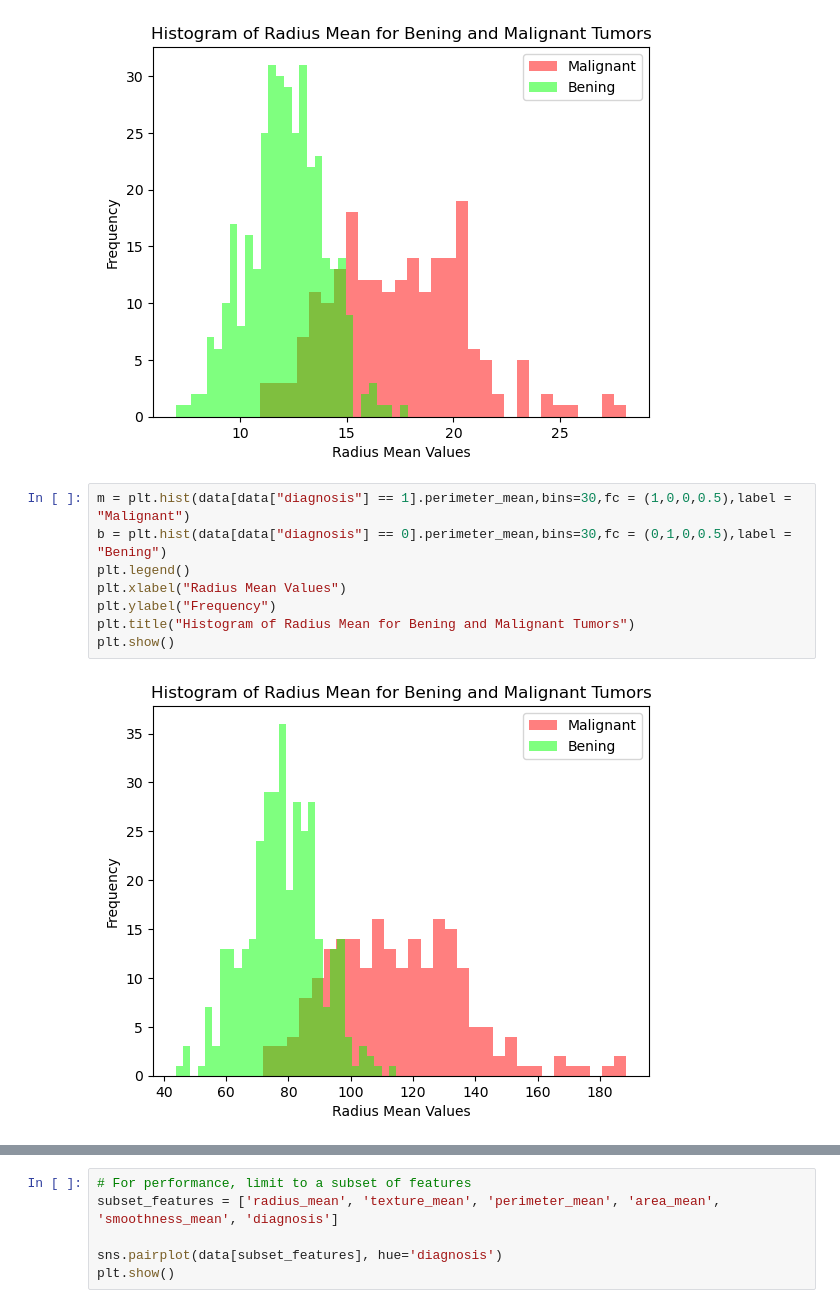
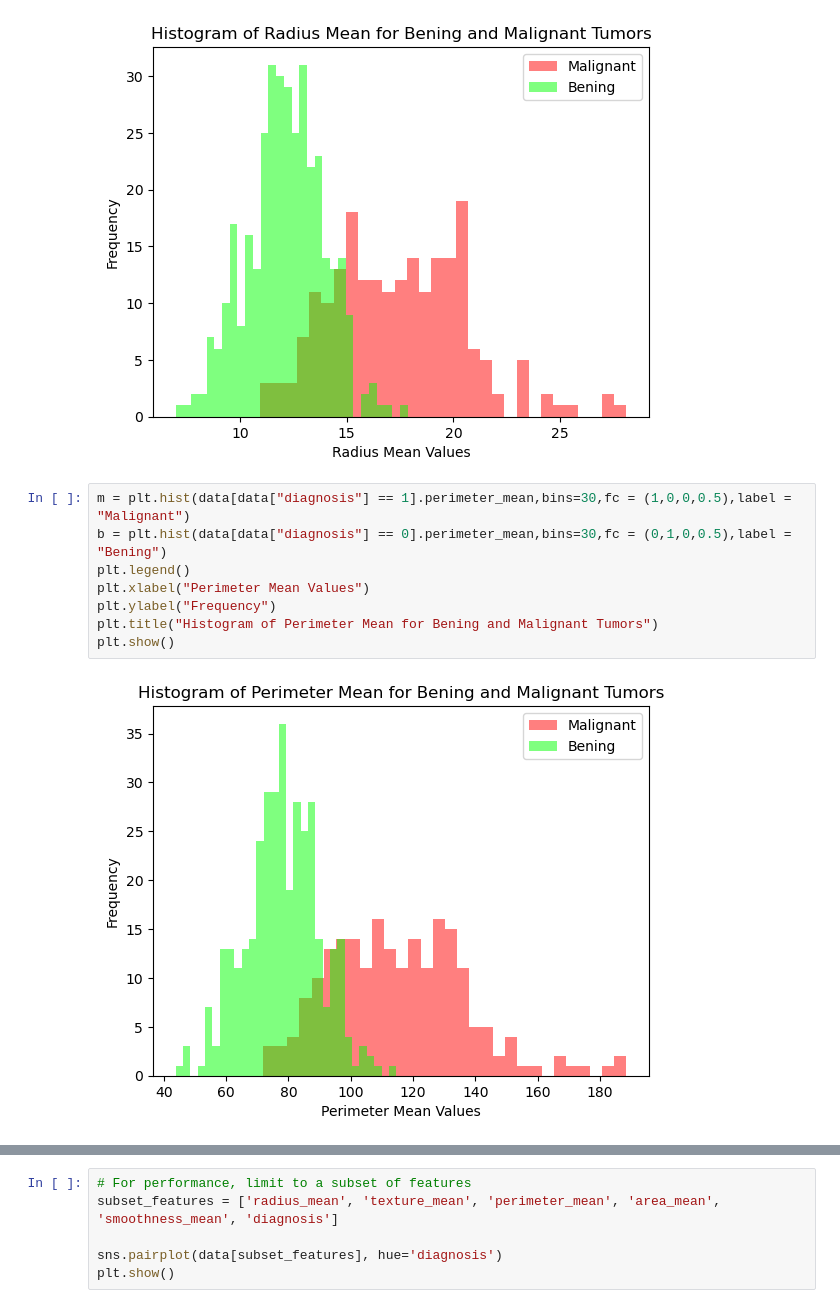
Before and after one commit to rwadnd/BreastCancerML, a Jupyter notebook: BreastCancerAnalysis.ipynb, the cells around one changed output, grey strips where cells are left out. Cells and saved outputs as stored; diff of their text form.

```diff
--- a/BreastCancerAnalysis.ipynb
+++ b/BreastCancerAnalysis.ipynb
@@ -148,10 +195,10 @@ plt.show()
 # %%
 m = plt.hist(data[data["diagnosis"] == 1].perimeter_mean,bins=30,fc = (1,0,0,0.5),label = "Malignant")
 b = plt.hist(data[data["diagnosis"] == 0].perimeter_mean,bins=30,fc = (0,1,0,0.5),label = "Bening")
 plt.legend()
-plt.xlabel("Radius Mean Values")
+plt.xlabel("Perimeter Mean Values")
 plt.ylabel("Frequency")
-plt.title("Histogram of Radius Mean for Bening and Malignant Tumors")
+plt.title("Histogram of Perimeter Mean for Bening and Malignant Tumors")
 plt.show()
 # %% [output]
-[figure, old version]
+[figure, new version]
```
Also changed, not shown: parts of 29 cells of this notebook, 2 other files.
